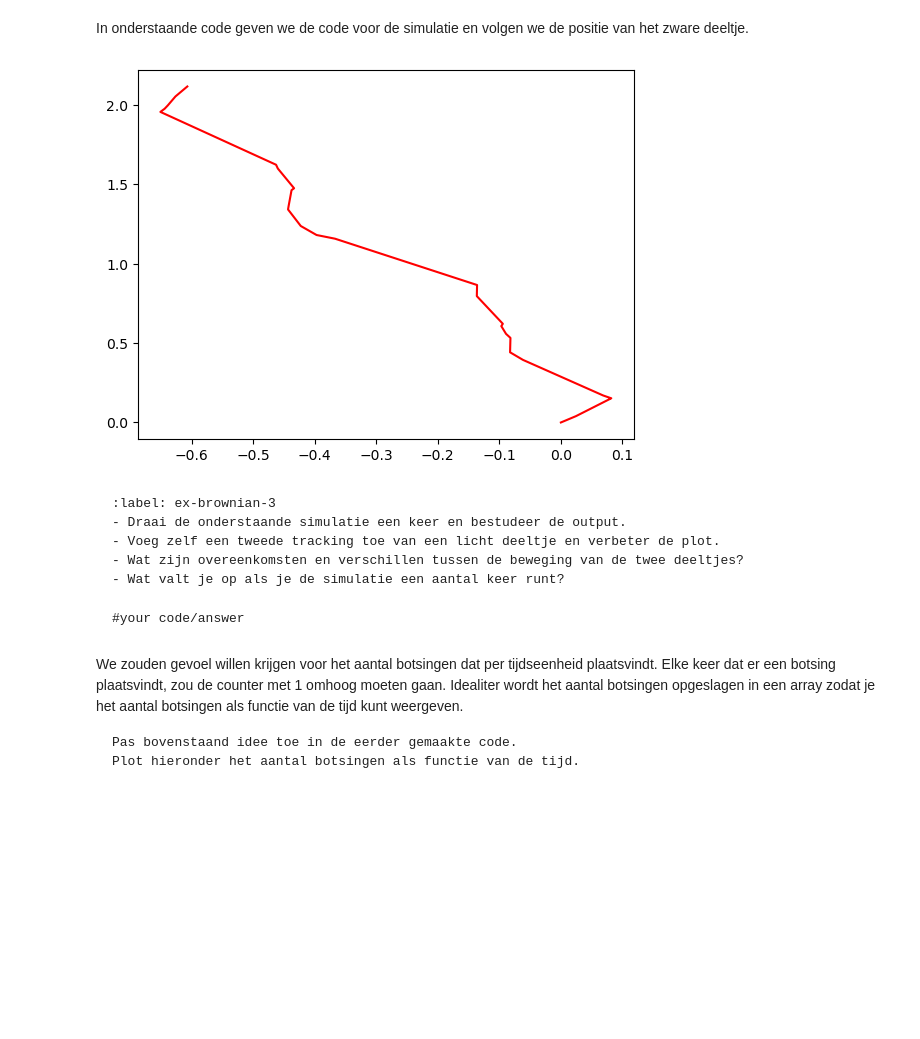
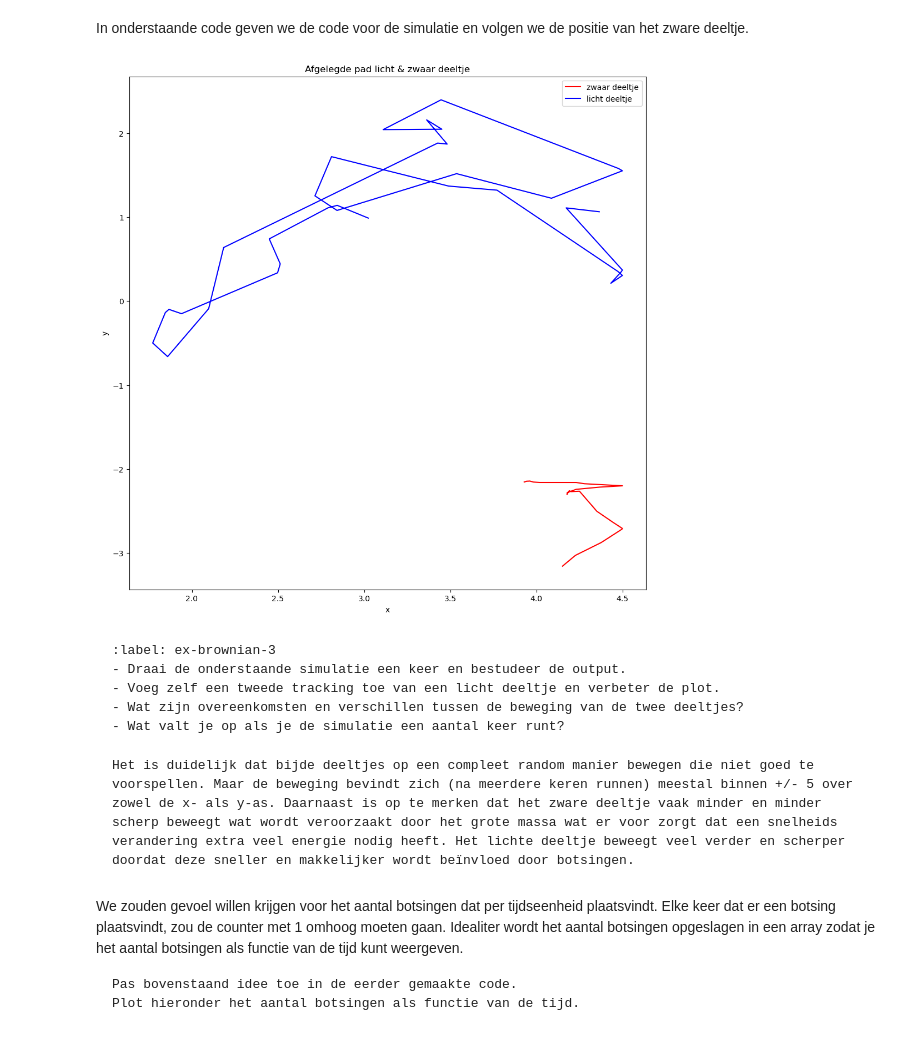
Before and after one commit to IshaSchneiders/69, a Jupyter notebook: Content/PySim/4_brownianmotion.ipynb, the cells around one changed output. Drawn from its saved outputs; the diff is of its cells as text; code cells hidden in the pictures; blank space fills up the shorter version.

````diff
--- a/Content/PySim/4_brownianmotion.ipynb
+++ b/Content/PySim/4_brownianmotion.ipynb
@@ -160,36 +160,42 @@ In onderstaande code geven we de code voor de simulatie en volgen we de positie
 # %%
 # tracken van het zware deeltje
 track_x = []
 track_y = []
 
-#your code/answer
-
-#your code/answer
-
-#your code/answer
+#tracken licht deeltje
+track_xL = []
+track_yL = []
 
 for i in range(400):
 #your code/answer
 
     for p in particles:
         p.update_position()    # Update positie
         p.boxcollision()         # Wandbotsing werkt per deeltje
 
     handle_collisions(particles)
 
-#your code/answer
+#licht deeltje track list appenden
+    track_xL.append(particles[N-2].r[0])
+    track_yL.append(particles[N-2].r[1])
 
+#zwaar deeltje track list appenden
     track_x.append(particles[N-1].r[0])
     track_y.append(particles[N-1].r[1])
 
-#your code/answer
 
-plt.figure()
-plt.plot(track_x,track_y,'r')
-#your code/answer
+
+
+plt.figure(figsize=(12,12))
+plt.xlabel("x")
+plt.ylabel("y")
+plt.plot(track_x,track_y,'r',label="zwaar deeltje")
+plt.plot(track_xL,track_yL,'b-',label="licht deeltje")
+plt.legend()
+plt.title("Afgelegde pad licht & zwaar deeltje")
 plt.show()
 # %% [output]
-[figure, old version]
+[figure, new version]
 # %% [markdown]
 ```{exercise} Brownian motion in beeld
 :label: ex-brownian-3
@@ -200,7 +206,7 @@ plt.show()
 ```
 
 ```{solution} ex-brownian-3
-#your code/answer
+Het is duidelijk dat bijde deeltjes op een compleet random manier bewegen die niet goed te voorspellen. Maar de beweging bevindt zich (na meerdere keren runnen) meestal binnen +/- 5 over zowel de x- als y-as. Daarnaast is op te merken dat het zware deeltje vaak minder en minder scherp beweegt wat wordt veroorzaakt door het grote massa wat er voor zorgt dat een snelheids verandering extra veel energie nodig heeft. Het lichte deeltje beweegt veel verder en scherper doordat deze sneller en makkelijker wordt beïnvloed door botsingen.
 ```
 # %% [markdown]
 We zouden gevoel willen krijgen voor het aantal botsingen dat per tijdseenheid plaatsvindt.
````
Also changed, not shown: parts of 1 cell of this notebook.
